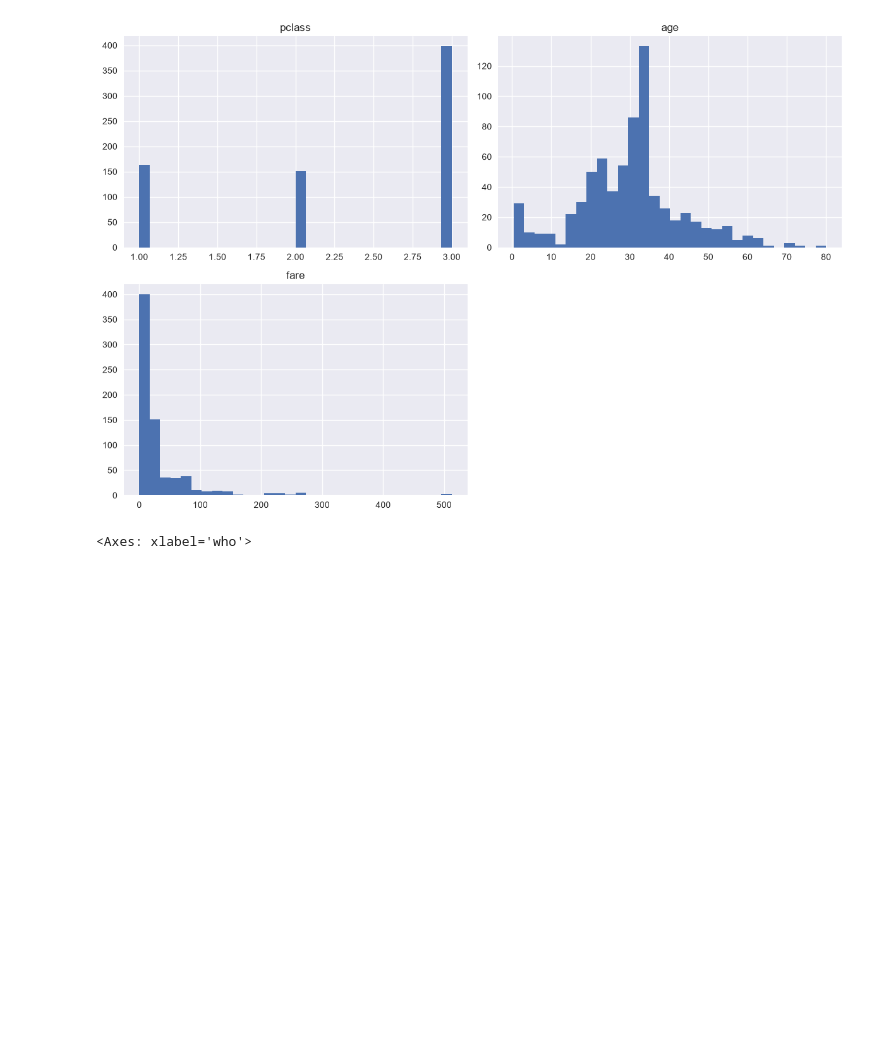
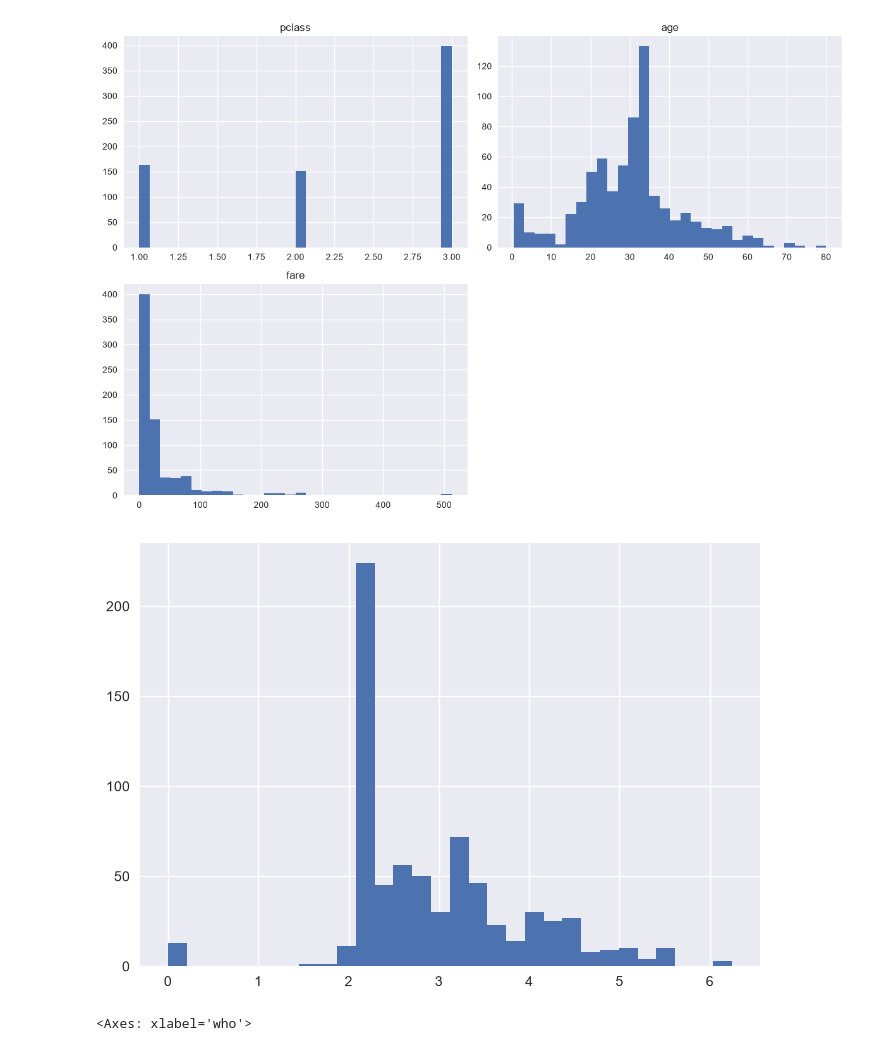
Before and after one commit to PaulitaLull/DATA_SCIENCE_PAULALULL, a Jupyter notebook: 04_Machine_Learning/02_ML_Supervisado/03_Clasificación/ejercicios/P01_Practica_Clasificacion_Regresion_Logistica.ipynb, the cells around one changed output. Drawn from its saved outputs; the diff is of its cells as text; code cells hidden in the pictures; blank space fills up the shorter version.

```diff
--- a/04_Machine_Learning/02_ML_Supervisado/03_Clasificación/ejercicios/P01_Practica_Clasificacion_Regresion_Logistica.ipynb
+++ b/04_Machine_Learning/02_ML_Supervisado/03_Clasificación/ejercicios/P01_Practica_Clasificacion_Regresion_Logistica.ipynb
@@ -142,6 +137,12 @@ plt.tight_layout()
 plt.show()
 # %% [output]
 [figure]
+# %%
+X_train["fare_log"] = np.log1p(X_train["fare"])
+X_train["fare_log"].hist(bins=30)
+plt.show()
+# %% [output]
+[figure, added]
 # %%
 # Distribucion features
 X_train["who"].value_counts().plot(kind="bar")
```
Also changed, not shown: parts of 4 cells of this notebook, 1 other file.
